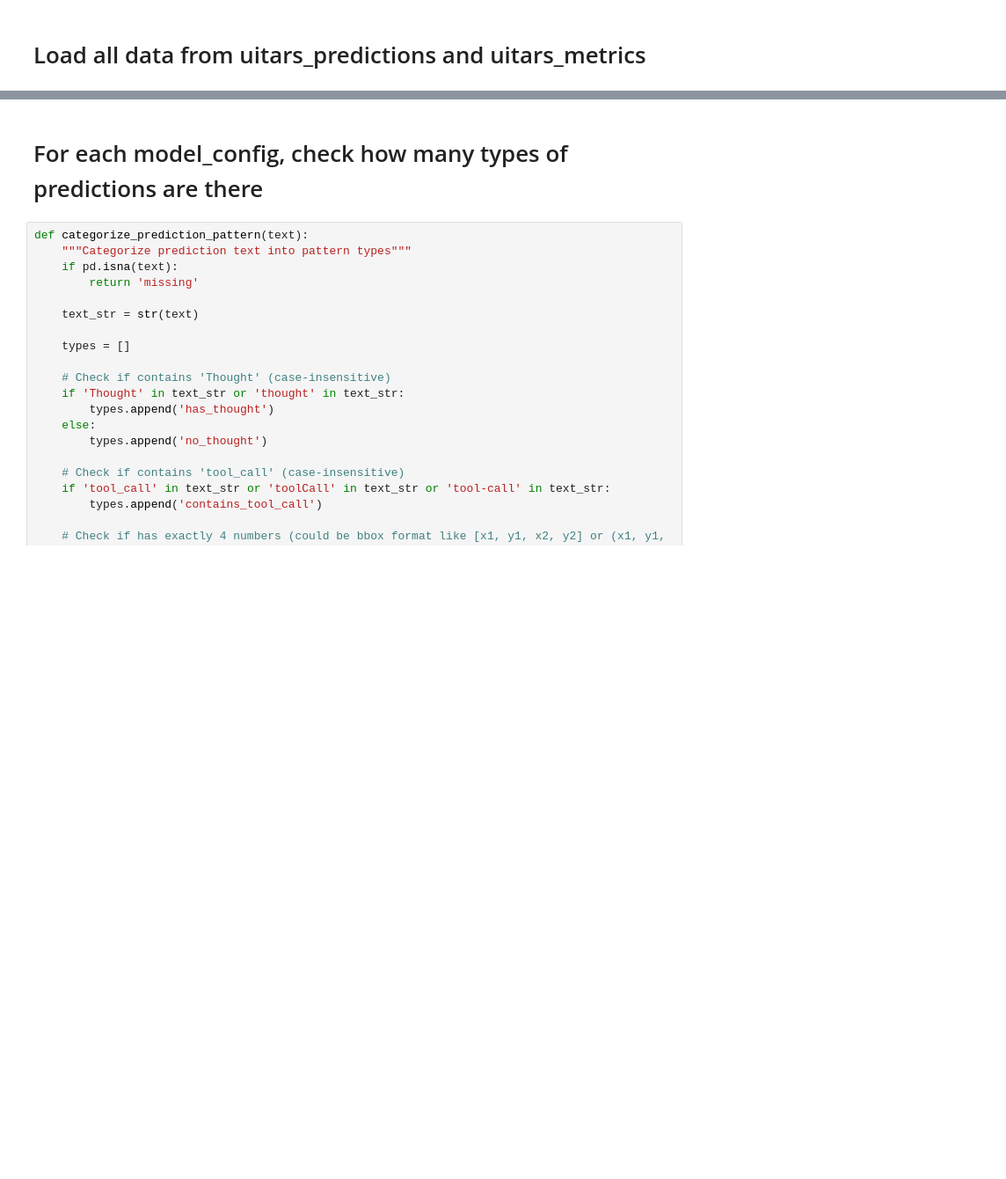
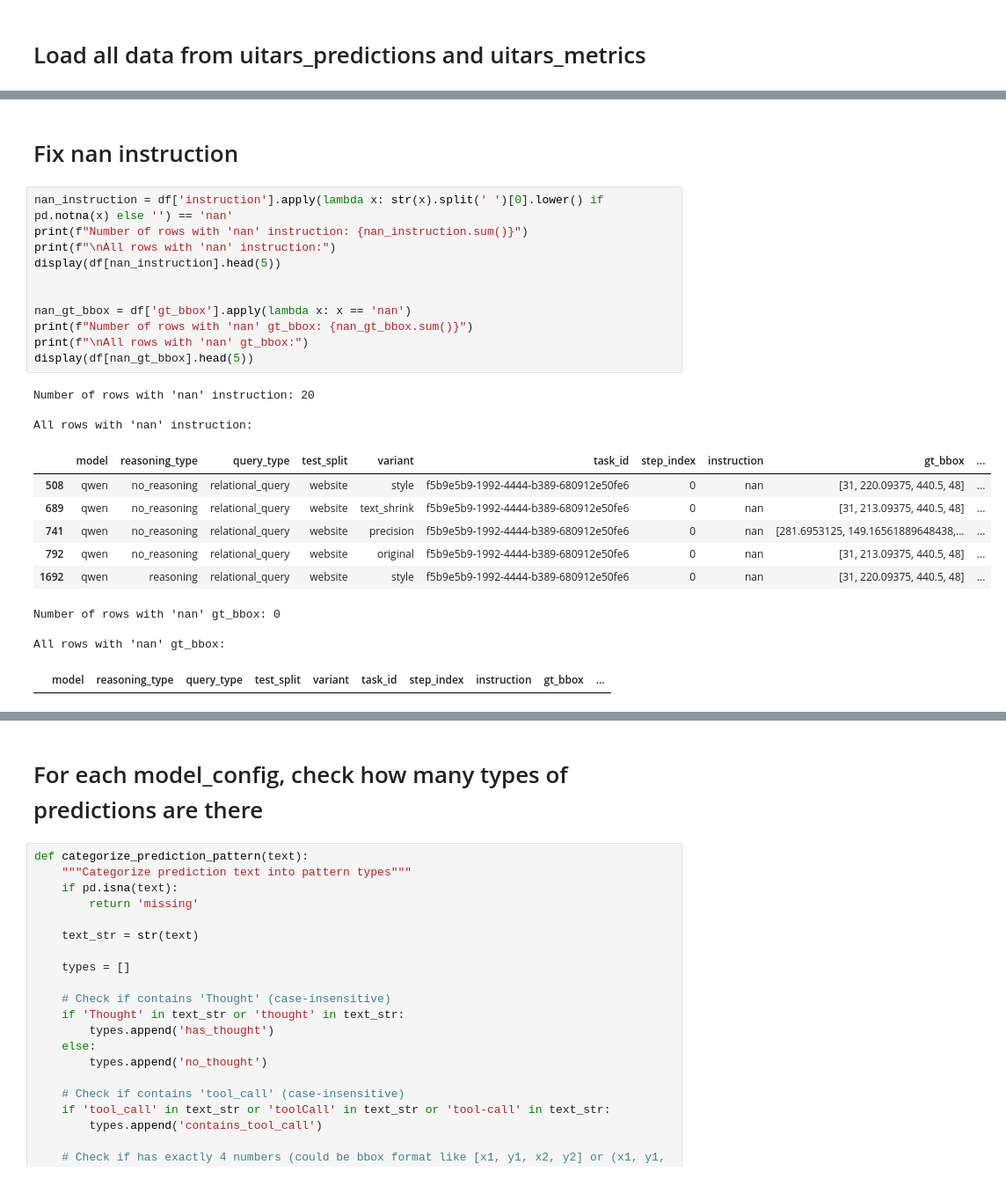
Before and after one commit to ManifoldRG/GUI-DR, a Jupyter notebook: data/baseline_results_final.ipynb, the cells around one changed output, grey strips where cells are left out. Shown at 88% size. Saved outputs shown, nothing was run; the diff lists cells and outputs as text; blank space fills up the shorter version.

```diff
--- a/data/baseline_results_final.ipynb
+++ b/data/baseline_results_final.ipynb
@@ -139,3 +140,30 @@ First few rows:
 | 2 | qwen | no_reasoning | relational_query | task | text_shrink | 400c291f-6a0c-46fb-874e-d5c174fdedfc | 0 | Click on the button below 'Infant... | [895.5, 533.5, 32.5, 13] | ... |
 | 3 | qwen | no_reasoning | relational_query | task | text_shrink | 5b888855-b921-4c61-8f79-73902ee0eafa | 0 | Type the textbox above '* PIN Num... | [448, 461.953125, 380, 36.890625] | ... |
 | 4 | qwen | no_reasoning | relational_query | task | text_shrink | 9ceab2a3-7919-4f15-871a-21638fd93b24 | 0 | Select '11:00 AM' in the select t... | [1036.40625, 202, 112, 62] | ... |
+# %% [markdown]
+# Fix nan instruction
+# %%
+nan_instruction = df['instruction'].apply(lambda x: str(x).split(' ')[0].lower() if pd.notna(x) else '') == 'nan'
+print(f"Number of rows with 'nan' instruction: {nan_instruction.sum()}")
+print(f"\nAll rows with 'nan' instruction:")
+display(df[nan_instruction].head(5))
+
+
+nan_gt_bbox = df['gt_bbox'].apply(lambda x: x == 'nan')
+print(f"Number of rows with 'nan' gt_bbox: {nan_gt_bbox.sum()}")
+print(f"\nAll rows with 'nan' gt_bbox:")
+display(df[nan_gt_bbox].head(5))
+# %% [output]
+Number of rows with 'nan' instruction: 20
+
+All rows with 'nan' instruction:
+|  | model | reasoning_type | query_type | test_split | variant | task_id | step_index | instruction | gt_bbox | ... |
+| 508 | qwen | no_reasoning | relational_query | website | style | f5b9e5b9-1992-4444-b389-680912e50fe6 | 0 | nan | [31, 220.09375, 440.5, 48] | ... |
+| 689 | qwen | no_reasoning | relational_query | website | text_shrink | f5b9e5b9-1992-4444-b389-680912e50fe6 | 0 | nan | [31, 213.09375, 440.5, 48] | ... |
+| 741 | qwen | no_reasoning | relational_query | website | precision | f5b9e5b9-1992-4444-b389-680912e50fe6 | 0 | nan | [281.6953125, 149.16561889648438,... | ... |
+| 792 | qwen | no_reasoning | relational_query | website | original | f5b9e5b9-1992-4444-b389-680912e50fe6 | 0 | nan | [31, 213.09375, 440.5, 48] | ... |
+| 1692 | qwen | reasoning | relational_query | website | style | f5b9e5b9-1992-4444-b389-680912e50fe6 | 0 | nan | [31, 220.09375, 440.5, 48] | ... |
+Number of rows with 'nan' gt_bbox: 0
+
+All rows with 'nan' gt_bbox:
+|  | model | reasoning_type | query_type | test_split | variant | task_id | step_index | instruction | gt_bbox | ... |
```
Also changed, not shown: parts of 22 cells of this notebook.
